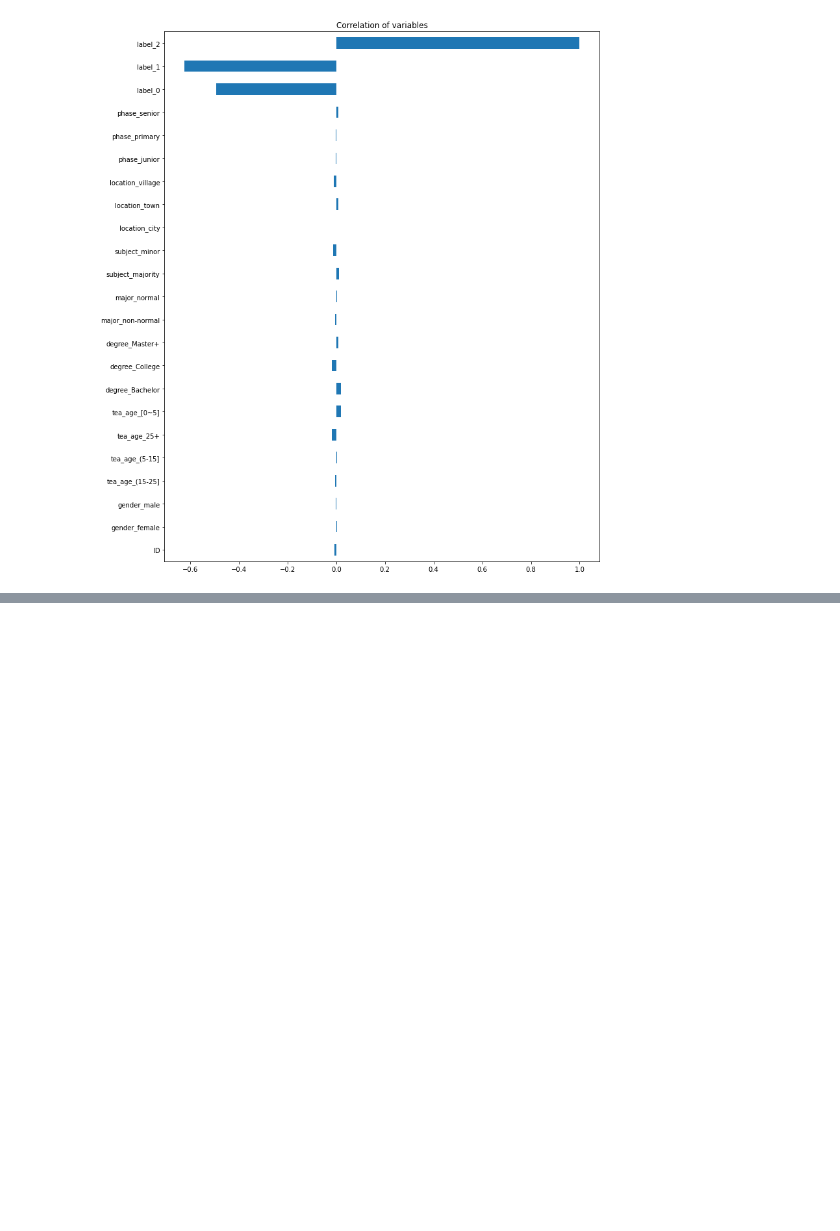
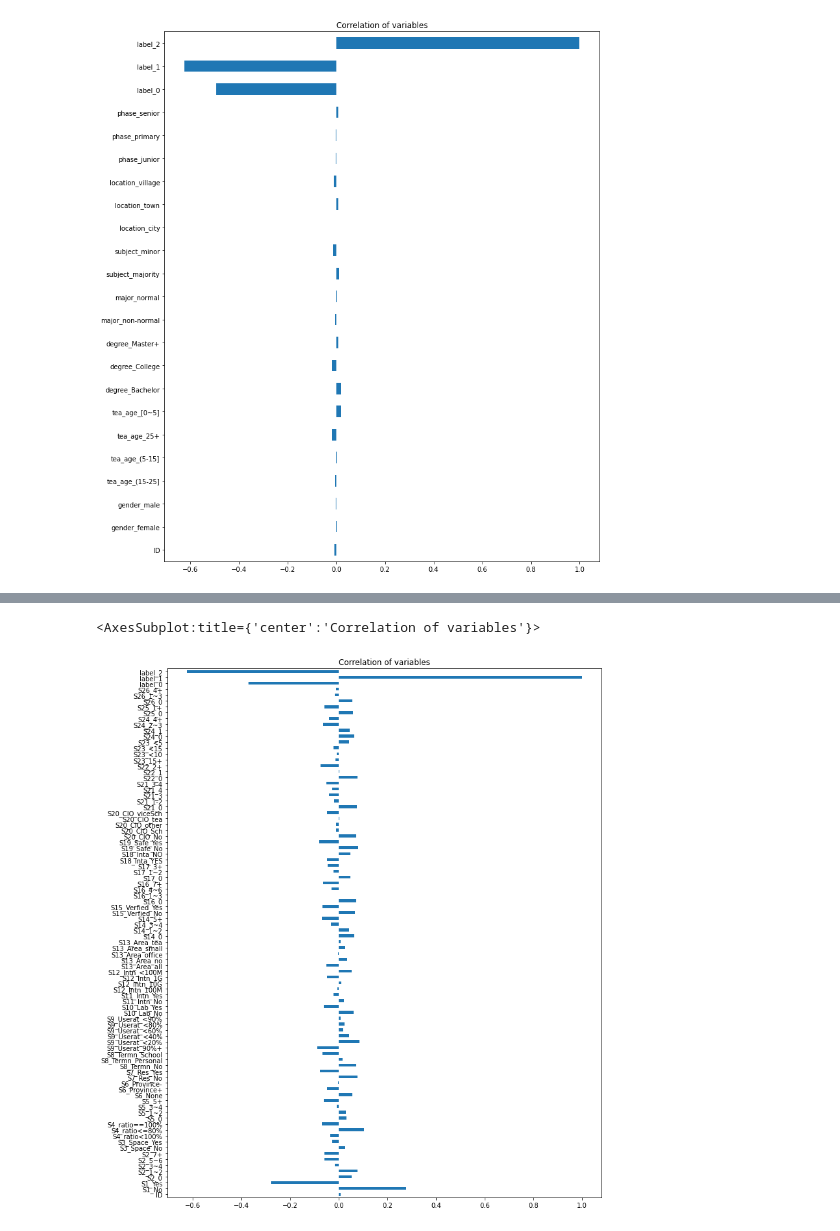
Before and after one commit to northernmelody/SCTP, a Jupyter notebook: yby相关性分析v1.ipynb, the cells around one changed output, grey strips where cells are left out. Drawn from its saved outputs; the diff is of its cells as text; code cells hidden in the pictures; blank space fills up the shorter version.

```diff
--- a/yby相关性分析v1.ipynb
+++ b/yby相关性分析v1.ipynb
@@ -119,0 +188,5 @@ corr_df2.plot(kind='barh', figsize = (12,15), title='Correlation of variables')
+# %%
+corr_df1.plot(kind='barh', figsize = (12,15), title='Correlation of variables')
+# %% [output]
+<AxesSubplot:title={'center':'Correlation of variables'}>
+[figure, added]
```
Also changed, not shown: parts of 16 cells of this notebook.
